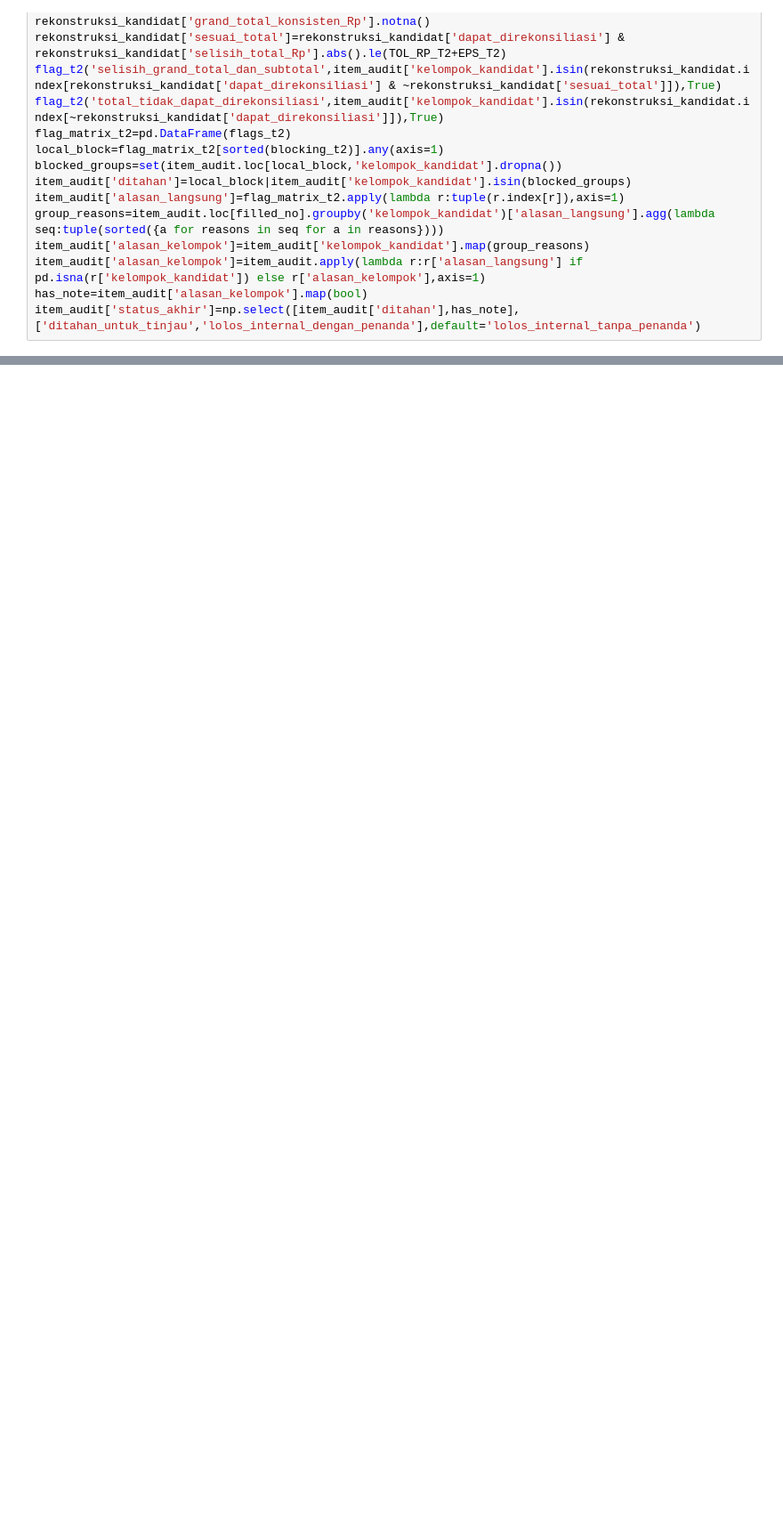
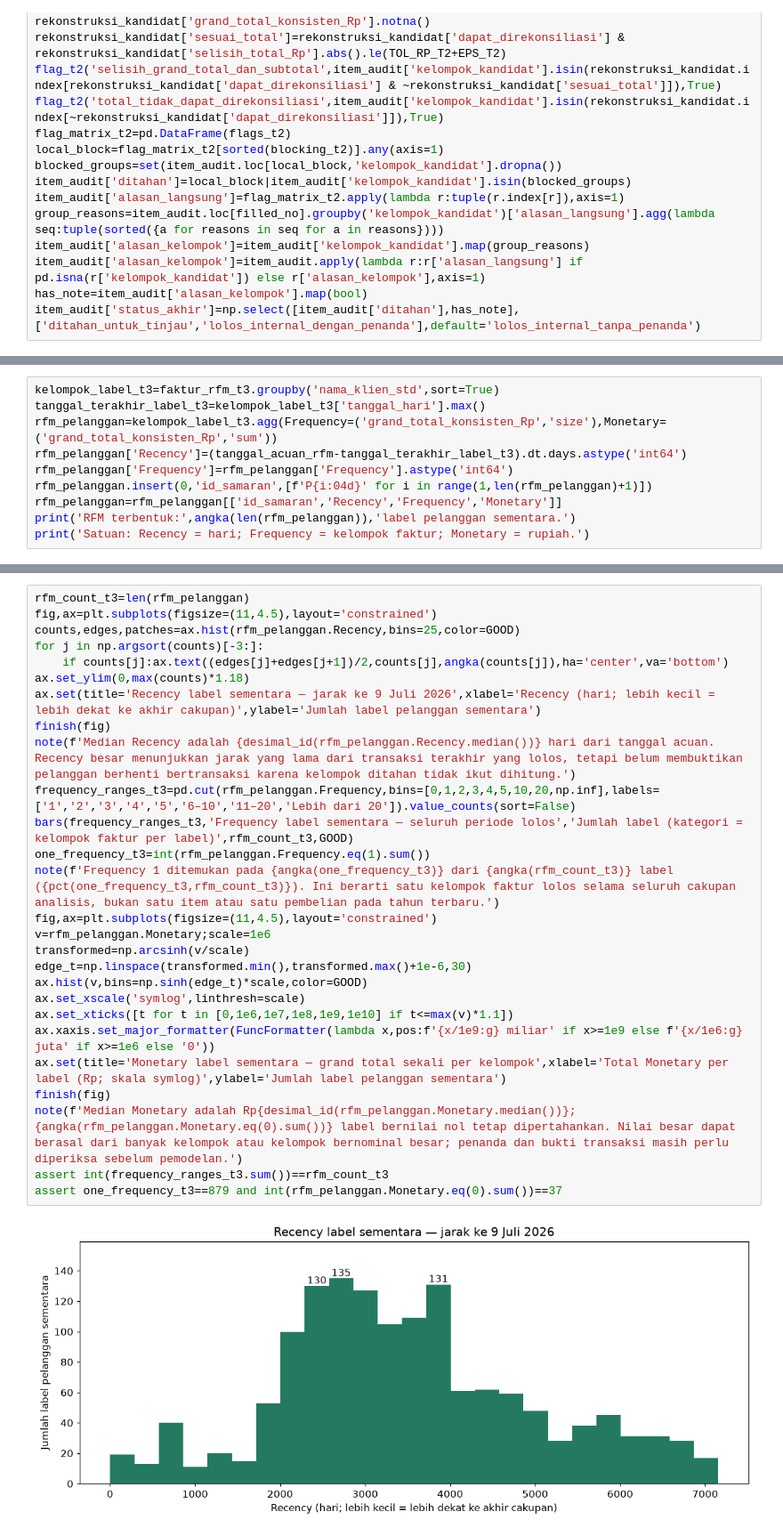
Before and after one commit to yafirafsanjani/zahir-customer-segmentation, a Jupyter notebook: segmentasi_pelanggan_zahir.ipynb, the cells around one changed output, grey strips where cells are left out. Shown at 89% size. Cells and saved outputs as stored; diff of their text form; blank space fills up the shorter version.

```diff
--- a/segmentasi_pelanggan_zahir.ipynb
+++ b/segmentasi_pelanggan_zahir.ipynb
@@ -1197,0 +1324,10 @@ LULUS: angka dasar tereproduksi; lima tabel, seluruh flag, aturan penahanan dan
+# %%
+kelompok_label_t3=faktur_rfm_t3.groupby('nama_klien_std',sort=True)
+tanggal_terakhir_label_t3=kelompok_label_t3['tanggal_hari'].max()
+rfm_pelanggan=kelompok_label_t3.agg(Frequency=('grand_total_konsisten_Rp','size'),Monetary=('grand_total_konsisten_Rp','sum'))
+rfm_pelanggan['Recency']=(tanggal_acuan_rfm-tanggal_terakhir_label_t3).dt.days.astype('int64')
+rfm_pelanggan['Frequency']=rfm_pelanggan['Frequency'].astype('int64')
+rfm_pelanggan.insert(0,'id_samaran',[f'P{i:04d}' for i in range(1,len(rfm_pelanggan)+1)])
+rfm_pelanggan=rfm_pelanggan[['id_samaran','Recency','Frequency','Monetary']]
+print('RFM terbentuk:',angka(len(rfm_pelanggan)),'label pelanggan sementara.')
+print('Satuan: Recency = hari; Frequency = kelompok faktur; Monetary = rupiah.')
@@ -1197,0 +1457,29 @@ LULUS: angka dasar tereproduksi; lima tabel, seluruh flag, aturan penahanan dan
+# %%
+rfm_count_t3=len(rfm_pelanggan)
+fig,ax=plt.subplots(figsize=(11,4.5),layout='constrained')
+counts,edges,patches=ax.hist(rfm_pelanggan.Recency,bins=25,color=GOOD)
+for j in np.argsort(counts)[-3:]:
+    if counts[j]:ax.text((edges[j]+edges[j+1])/2,counts[j],angka(counts[j]),ha='center',va='bottom')
+ax.set_ylim(0,max(counts)*1.18)
+ax.set(title='Recency label sementara — jarak ke 9 Juli 2026',xlabel='Recency (hari; lebih kecil = lebih dekat ke akhir cakupan)',ylabel='Jumlah label pelanggan sementara')
+finish(fig)
+note(f'Median Recency adalah {desimal_id(rfm_pelanggan.Recency.median())} hari dari tanggal acuan. Recency besar menunjukkan jarak yang lama dari transaksi terakhir yang lolos, tetapi belum membuktikan pelanggan berhenti bertransaksi karena kelompok ditahan tidak ikut dihitung.')
+frequency_ranges_t3=pd.cut(rfm_pelanggan.Frequency,bins=[0,1,2,3,4,5,10,20,np.inf],labels=['1','2','3','4','5','6–10','11–20','Lebih dari 20']).value_counts(sort=False)
+bars(frequency_ranges_t3,'Frequency label sementara — seluruh periode lolos','Jumlah label (kategori = kelompok faktur per label)',rfm_count_t3,GOOD)
+one_frequency_t3=int(rfm_pelanggan.Frequency.eq(1).sum())
+note(f'Frequency 1 ditemukan pada {angka(one_frequency_t3)} dari {angka(rfm_count_t3)} label ({pct(one_frequency_t3,rfm_count_t3)}). Ini berarti satu kelompok faktur lolos selama seluruh cakupan analisis, bukan satu item atau satu pembelian pada tahun terbaru.')
+fig,ax=plt.subplots(figsize=(11,4.5),layout='constrained')
+v=rfm_pelanggan.Monetary;scale=1e6
+transformed=np.arcsinh(v/scale)
+edge_t=np.linspace(transformed.min(),transformed.max()+1e-6,30)
+ax.hist(v,bins=np.sinh(edge_t)*scale,color=GOOD)
+ax.set_xscale('symlog',linthresh=scale)
+ax.set_xticks([t for t in [0,1e6,1e7,1e8,1e9,1e10] if t<=max(v)*1.1])
+ax.xaxis.set_major_formatter(FuncFormatter(lambda x,pos:f'{x/1e9:g} miliar' if x>=1e9 else f'{x/1e6:g} juta' if x>=1e6 else '0'))
+ax.set(title='Monetary label sementara — grand total sekali per kelompok',xlabel='Total Monetary per label (Rp; skala symlog)',ylabel='Jumlah label pelanggan sementara')
+finish(fig)
+note(f'Median Monetary adalah Rp{desimal_id(rfm_pelanggan.Monetary.median())}; {angka(rfm_pelanggan.Monetary.eq(0).sum())} label bernilai nol tetap dipertahankan. Nilai besar dapat berasal dari banyak kelompok atau kelompok bernominal besar; penanda dan bukti transaksi masih perlu diperiksa sebelum pemodelan.')
+assert int(frequency_ranges_t3.sum())==rfm_count_t3
+assert one_frequency_t3==879 and int(rfm_pelanggan.Monetary.eq(0).sum())==37
+# %% [output]
+[figure, added]
```
Also changed, not shown: parts of 149 cells of this notebook.
